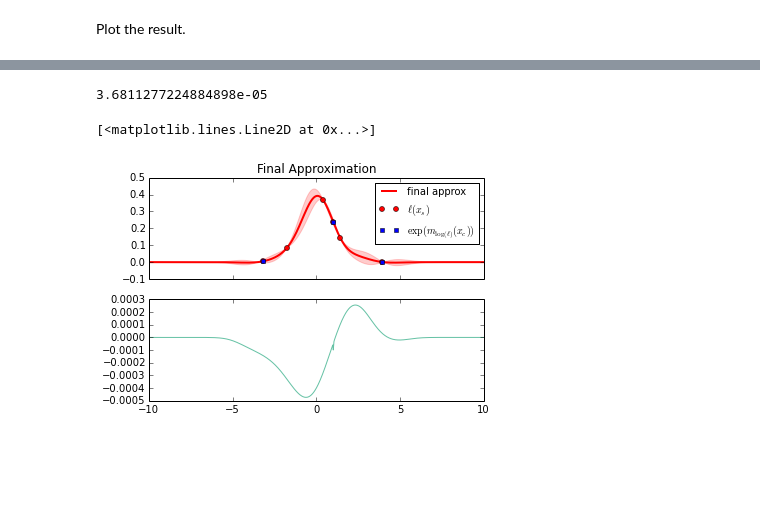
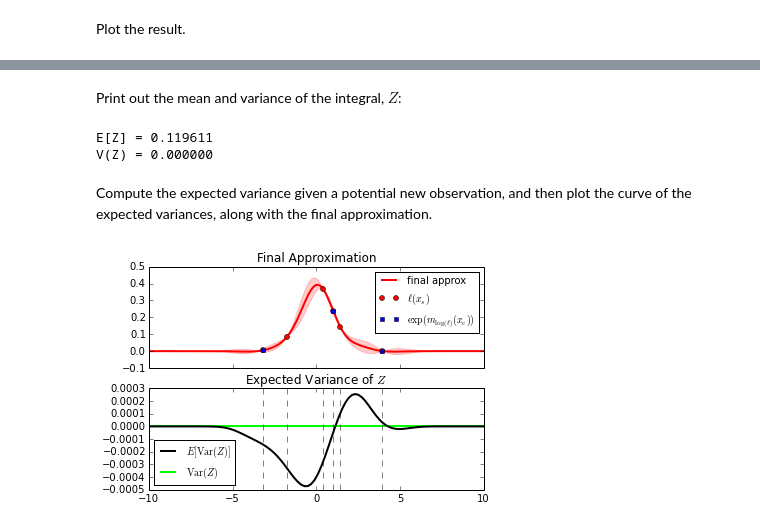
Before and after one commit to jhamrick/bayesian-quadrature, a Jupyter notebook: docs/ipynb/example.ipynb, the cells around one changed output, grey strips where cells are left out. Cells and saved outputs as stored; diff of their text form; code cells hidden in the pictures; blank space fills up the shorter version.

```diff
--- a/docs/ipynb/example.ipynb
+++ b/docs/ipynb/example.ipynb
@@ -67,13 +53,19 @@ exp_Z_var = np.array([bq.expected_Z_var(i) for i in x_a[:, None]])
-# %%
-bq.approx_Z_var(x_a)
-# %% [output]
-3.6811277224884898e-05
+# %% [markdown]
+Print out the mean and variance of the integral, $Z$:
+# %%
+print "E[Z] = %f" % bq.Z_mean()
+print "V(Z) = %f" % bq.Z_var()
+# %% [output]
+E[Z] = 0.119611
+V(Z) = 0.000000
+# %% [markdown]
+Compute the expected variance given a potential new observation, and
+then plot the curve of the expected variances, along with the final
+approximation.
 # %%
 fig, (ax1, ax2) = plt.subplots(2, 1, sharex=True)
-
-bq.plot_l(ax1, xmin=x_a.min(), xmax=x_a.max())
-
-ax2.plot(x_a, exp_Z_var)
+xmin, xmax = -10, 10
+bq.plot_l(ax1, xmin=xmin, xmax=xmax)
+bq.plot_expected_variance(ax2, xmin=xmin, xmax=xmax)
 # %% [output]
-[<matplotlib.lines.Line2D at 0x...>]
-[figure, old version]
+[figure, new version]
```
Also changed, not shown: parts of 4 cells of this notebook.
